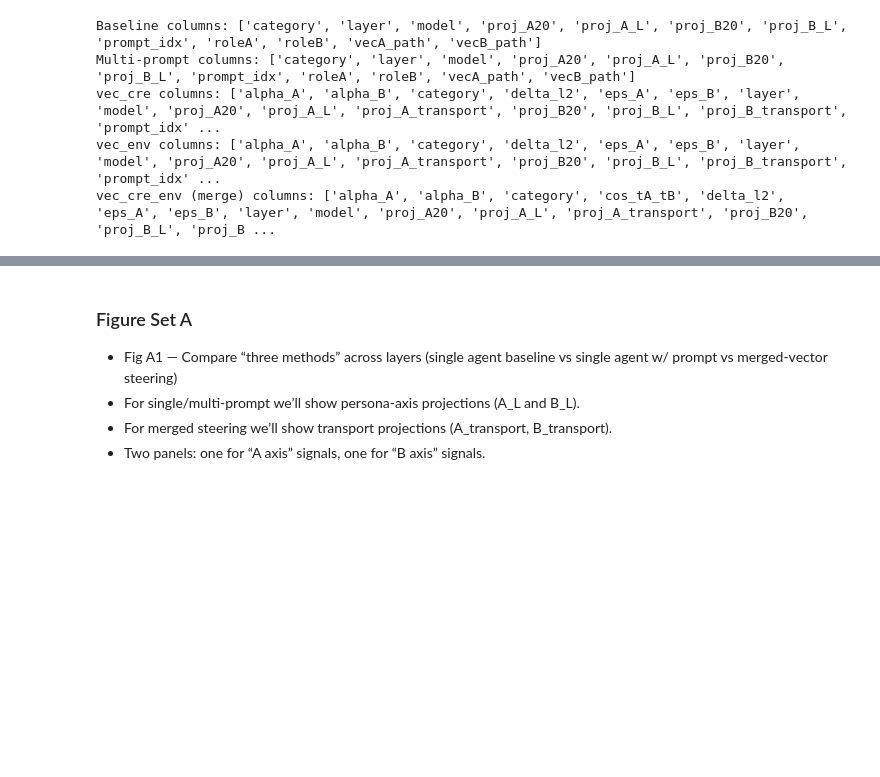
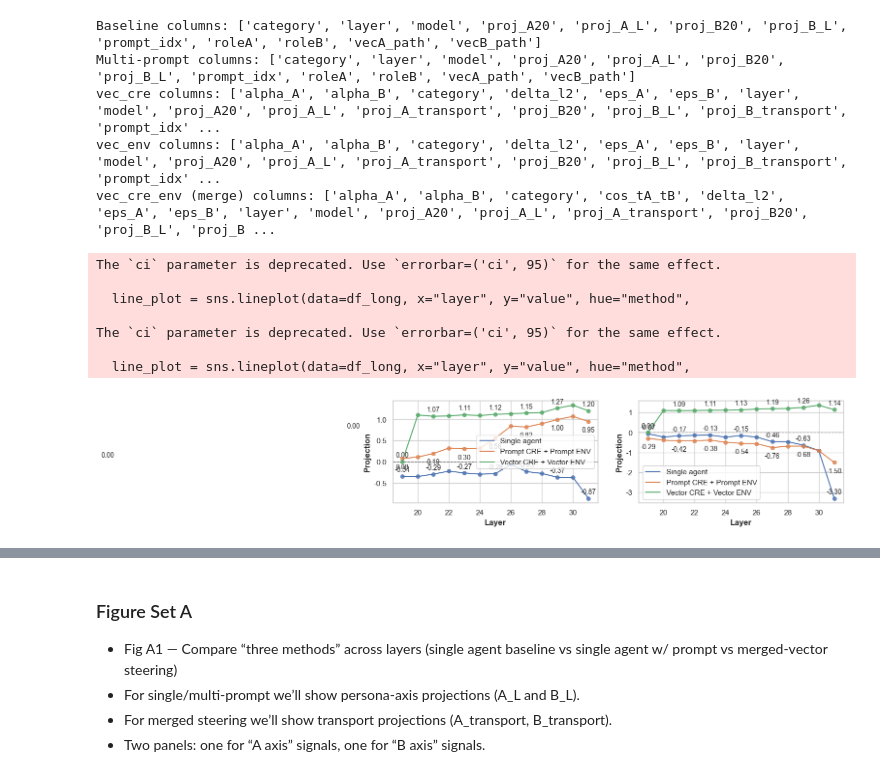
Before and after one commit to Bai1026/LLM_Persona, a Jupyter notebook: persona_vectors/persona_vectors/analysis.ipynb, the cells around one changed output, grey strips where cells are left out. Saved outputs shown, nothing was run; the diff lists cells and outputs as text; code cells hidden in the pictures; blank space fills up the shorter version.

```diff
--- a/persona_vectors/persona_vectors/analysis.ipynb
+++ b/persona_vectors/persona_vectors/analysis.ipynb
@@ -278,0 +343,61 @@ def force_axis_labels(ax, xlabel="Layer", ylabel="Value"):
+# %%
+# Cell 3: Fig A1 – Three methods across layers (A-axis & B-axis)
+
+# 建立 long-form 資料框架
+# A-axis (creative)
+a_single   = df_base[["layer","prompt_idx","proj_A_L"]].assign(method="Single agent")
+a_prompt   = df_mprompt[["layer","prompt_idx","proj_A_L"]].assign(method="Prompt CRE + Prompt ENV")
+a_steer    = df_merge[["layer","prompt_idx","proj_A_L"]].assign(method="Vector CRE + Vector ENV")
+
+A_long = pd.concat([a_single, a_prompt, a_steer], ignore_index=True).rename(columns={"proj_A_L":"value"})
+
+# B-axis (environmentalist)
+b_single   = df_base[["layer","prompt_idx","proj_B_L"]].assign(method="Single agent")
+b_prompt   = df_mprompt[["layer","prompt_idx","proj_B_L"]].assign(method="Prompt CRE + Prompt ENV")
+b_steer    = df_merge[["layer","prompt_idx","proj_B_L"]].assign(method="Vector CRE + Vector ENV")
+
+B_long = pd.concat([b_single, b_prompt, b_steer], ignore_index=True).rename(columns={"proj_B_L":"value"})
+
+# 繪圖
+fig, axes = plt.subplots(1, 2, figsize=(12, 2.75), sharey=False)
+for ax, df_long, title in zip(
+    axes, [A_long, B_long], ["Creative alignment vs layer", "Environmentalist alignment vs layer"]
+):
+    # 先繪製線條（不含標記點，用於圖例）
+    line_plot = sns.lineplot(data=df_long, x="layer", y="value", hue="method",
+                            markers=False, ci=95, ax=ax)
+
+    # 再繪製資料點（不顯示在圖例中）
+    for method in df_long["method"].unique():
+        method_data = df_long[df_long["method"] == method]
+        # 計算每層的平均值來繪製資料點
+        method_means = method_data.groupby("layer")["value"].mean().reset_index()
+        # 取得對應的顏色
+        color = line_plot.get_lines()[list(df_long["method"].unique()).index(method)].get_color()
+        ax.scatter(method_means["layer"], method_means["value"],
+                  color=color, s=30, zorder=5, alpha=0.8)
+
+    ax.axhline(0, color="k", lw=1, ls="--", alpha=0.4)
+    # ax.set_title(title)
+    ax.set_xlabel("Layer", fontsize=12, fontweight="bold")
+    ax.set_ylabel("Projection", fontsize=12, fontweight="bold")
+    ax.legend(title="", loc="best")
+
+# fig.suptitle("Baseline vs Multi_Role_Prompt vs Vector Merge – Layer-wise comparison", y=1.02, fontsize=14, fontweight="bold")
+# === 每 2 層加入數值標註 + 強制軸標籤 ===
+for ax in axes:
+    annotate_every_two_layers(ax, step=2, fmt="{:.2f}", fontsize=10)
+    # 這張圖 y 軸是投影值
+    force_axis_labels(ax, xlabel="Layer", ylabel="Projection")
+
+plt.tight_layout()
+plt.show()
+# %% [output]
+The `ci` parameter is deprecated. Use `errorbar=('ci', 95)` for the same effect.
+
+  line_plot = sns.lineplot(data=df_long, x="layer", y="value", hue="method",
+
+The `ci` parameter is deprecated. Use `errorbar=('ci', 95)` for the same effect.
+
+  line_plot = sns.lineplot(data=df_long, x="layer", y="value", hue="method",
+[figure, added]
```
Also changed, not shown: parts of 17 cells of this notebook, 1 other file.
